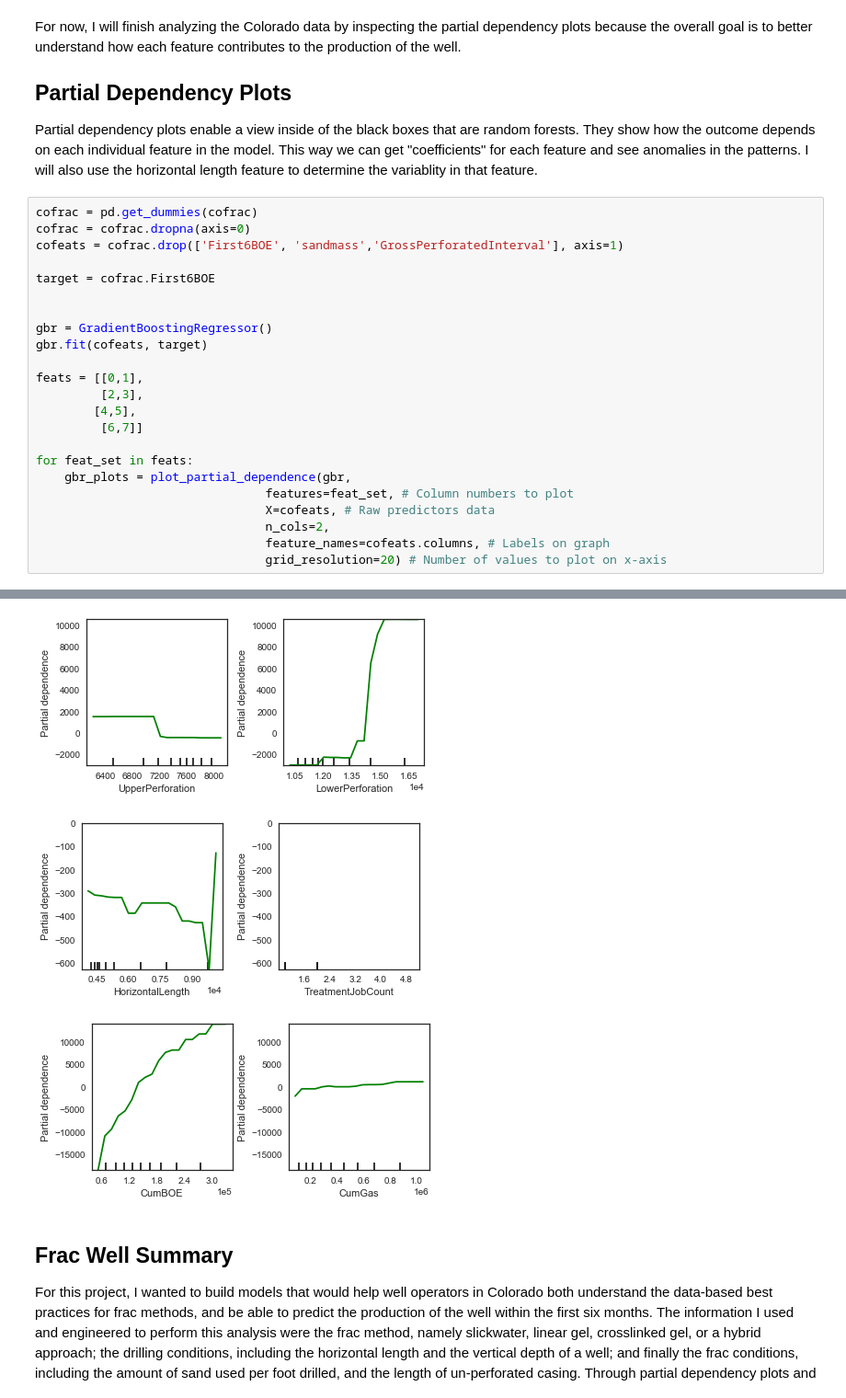
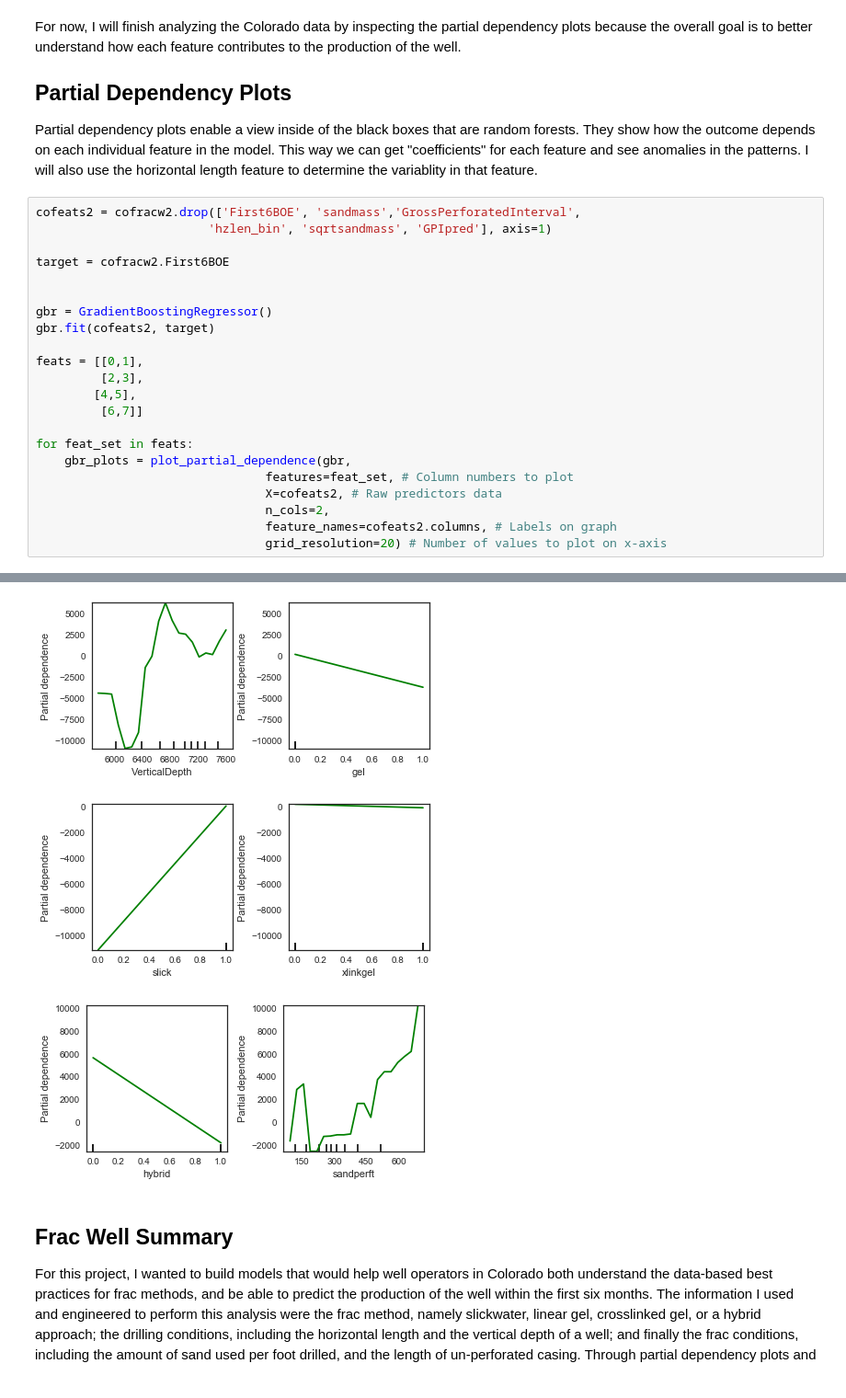
Before and after one commit to ephs08kmp/Frac_Production, a Jupyter notebook: 1_Frac_Production_Summary.ipynb, the cells around one changed output, grey strips where cells are left out. Shown at 92% size. Drawn from its saved outputs; the diff is of its cells as text.

```diff
--- a/1_Frac_Production_Summary.ipynb
+++ b/1_Frac_Production_Summary.ipynb
@@ -802,15 +800,14 @@ For now, I will finish analyzing the Colorado data by inspecting the partial dep
 ## Partial Dependency Plots
 Partial dependency plots enable a view inside of the black boxes that are random forests.  They show how the outcome depends on each individual feature in the model.  This way we can get "coefficients" for each feature and see anomalies in the patterns.  I will also use the horizontal length feature to determine the variablity in that feature.
 # %%
-cofrac = pd.get_dummies(cofrac)
-cofrac = cofrac.dropna(axis=0)
-cofeats = cofrac.drop(['First6BOE', 'sandmass','GrossPerforatedInterval'], axis=1)
+cofeats2 = cofracw2.drop(['First6BOE', 'sandmass','GrossPerforatedInterval',
+                        'hzlen_bin', 'sqrtsandmass', 'GPIpred'], axis=1)
 
-target = cofrac.First6BOE
+target = cofracw2.First6BOE
 
 
 gbr = GradientBoostingRegressor()
-gbr.fit(cofeats, target)
+gbr.fit(cofeats2, target)
 
 feats = [[0,1],
          [2,3],
@@ -820,8 +817,8 @@ feats = [[0,1],
 for feat_set in feats:
     gbr_plots = plot_partial_dependence(gbr,
                                 features=feat_set, # Column numbers to plot
-                                X=cofeats, # Raw predictors data
+                                X=cofeats2, # Raw predictors data
                                 n_cols=2,
-                                feature_names=cofeats.columns, # Labels on graph
+                                feature_names=cofeats2.columns, # Labels on graph
                                 grid_resolution=20) # Number of values to plot on x-axis
 # %% [output]
@@ -829,6 +826,6 @@ for feat_set in feats:
-[figure, old version]
+[figure, new version]
-[figure, old version]
+[figure, new version]
-[figure, old version]
+[figure, new version]
 # %% [markdown]
 ## Frac Well Summary
 For this project, I wanted to build models that would help well operators in Colorado both understand the data-based best practices for frac methods, and be able to predict the production of the well within the first six months. The information I used and engineered to perform this analysis were the frac method, namely slickwater, linear gel, crosslinked gel, or a hybrid approach; the drilling conditions, including the horizontal length and the vertical depth of a well; and finally the frac conditions, including the amount of sand used per foot drilled, and the length of un-perforated casing. Through partial dependency plots and feature importances, here are the most important features and how they impact production:
```
Also changed, not shown: parts of 16 cells of this notebook.
